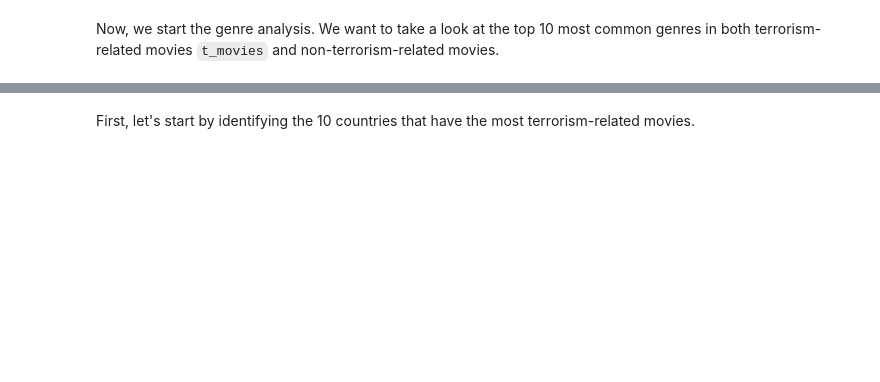
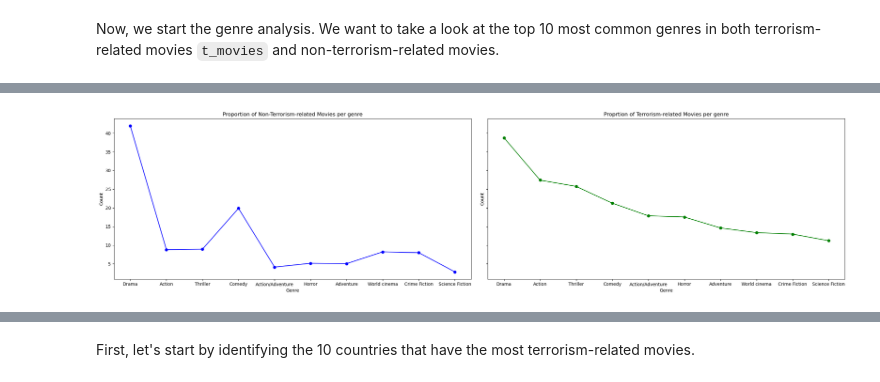
Before and after one commit to epfl-ada/ada-2023-project-boat2023, a Jupyter notebook: projectADA.ipynb, the cells around one changed output, grey strips where cells are left out. Drawn from its saved outputs; the diff is of its cells as text; code cells hidden in the pictures; blank space fills up the shorter version.

```diff
--- a/projectADA.ipynb
+++ b/projectADA.ipynb
@@ -265,6 +261,17 @@ display(t_movies.head(2))
 |  | W_movie ID | Movie name | Release date | Countries | Languages | Genres | Box office revenue |
 | 42214 | 32986669 | Robbery Under Arms | 1907-11-02 | {"/m/0chghy": "Australia"} | {"/m/06ppq": "Silent film"} | {"/m/06ppq": "Silent film", "/m/0... | NaN |
 | 64189 | 7870349 | Dr. Jekyll and Mr. Hyde | 1908-03-07 | {"/m/09c7w0": "United States of A... | {"/m/06ppq": "Silent film"} | {"/m/02hmvc": "Short Film", "/m/0... | NaN |
+# %%
+#Define a function to parse the genre column
+def parse(str):
+    try:
+        # Convert the string representation of a dictionary into an actual dictionary
+        dict_ = ast.literal_eval(str)
+        # Return the values (genres) of the dictionary
+        return list(dict_.values())
+    except ValueError:
+        # In case of any parsing error, return an empty list
+        return []
 # %% [markdown]
 Now, we start the genre analysis. We want to take a look at the top 10 most common genres in both terrorism-related movies `t_movies` and non-terrorism-related movies.
 # %%
@@ -322,0 +333,32 @@ plt.show()
+# %%
+## Non-terrorism movies
+#Counts of non-terrorism movies with the top 10 most common genres of terrorism-movies
+all_genres = [genre for sublist in non_terrorism_movies['Genres'] for genre in sublist]
+for g in all_genres:
+    if g not in top_10_terrorism_genres:
+        all_genres.remove(g)
+
+#Create a frequency count of each genre
+genre_counts = pd.Series(all_genres).value_counts()
+top_non_terrorism_movies = genre_counts[top_10_terrorism_genres]
+# %%
+proportion_non_terrorism_movies = top_non_terrorism_movies*100/len(non_terrorism_movies)
+proportion_terrorism_movies = top_10_terrorism_movies*100/len(t_movies)
+# %%
+#Plot the barplots of movie genres for terrorism vs non-terrorism-related movies
+fig, axes = plt.subplots(nrows=1, ncols=2, figsize=(24, 6), sharex=True, sharey=True)
+
+axes[0].plot(proportion_non_terrorism_movies, marker='o', color='blue')
+axes[0].set_title('Proportion of Non-Terrorism-related Movies per genre')
+axes[0].set_xlabel('Genre')
+axes[0].set_ylabel('Count')
+
+axes[1].plot(proportion_terrorism_movies, marker='o', color='green')
+axes[1].set_title('Proprtion of Terrorism-related Movies per genre')
+axes[1].set_ylabel('Count')
+axes[1].set_xlabel('Genre')
+
+plt.tight_layout()
+plt.show()
+# %% [output]
+[figure, added]
```
Also changed, not shown: parts of 28 cells of this notebook.
